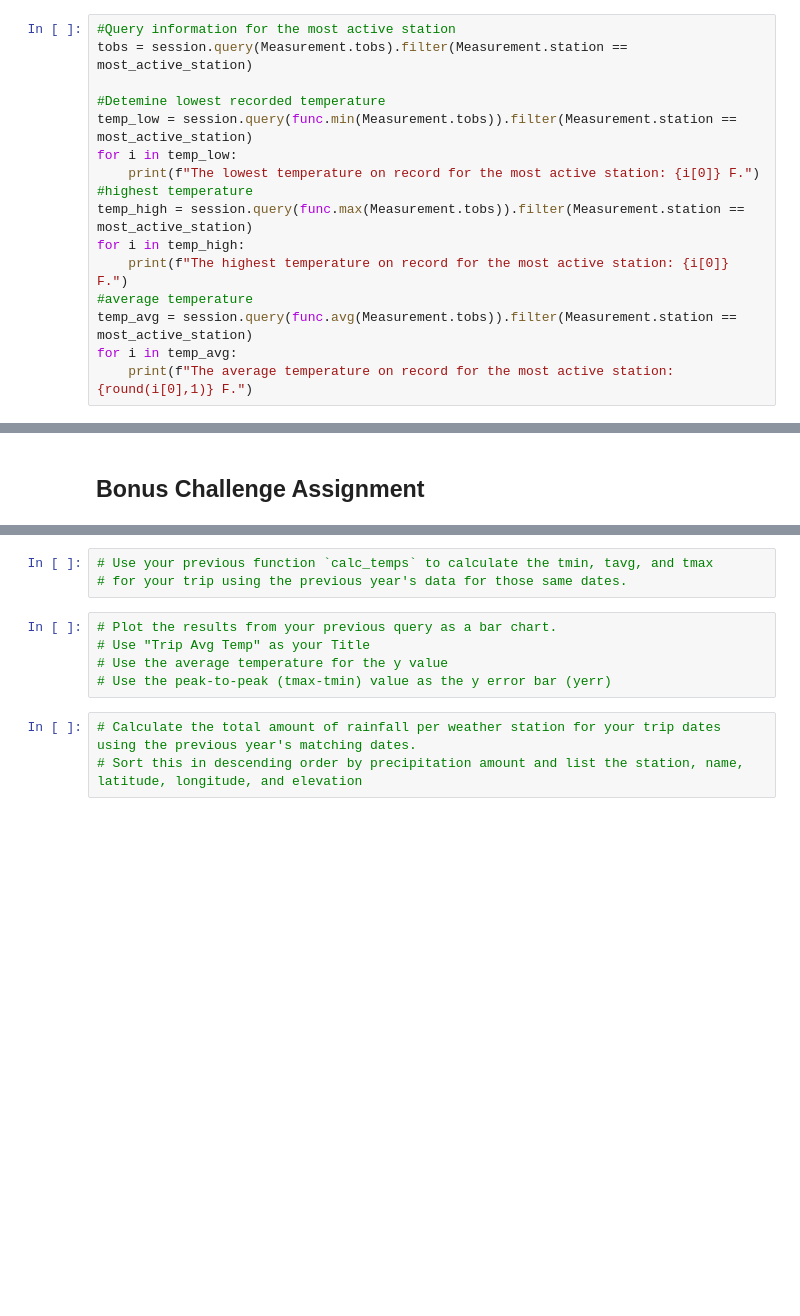
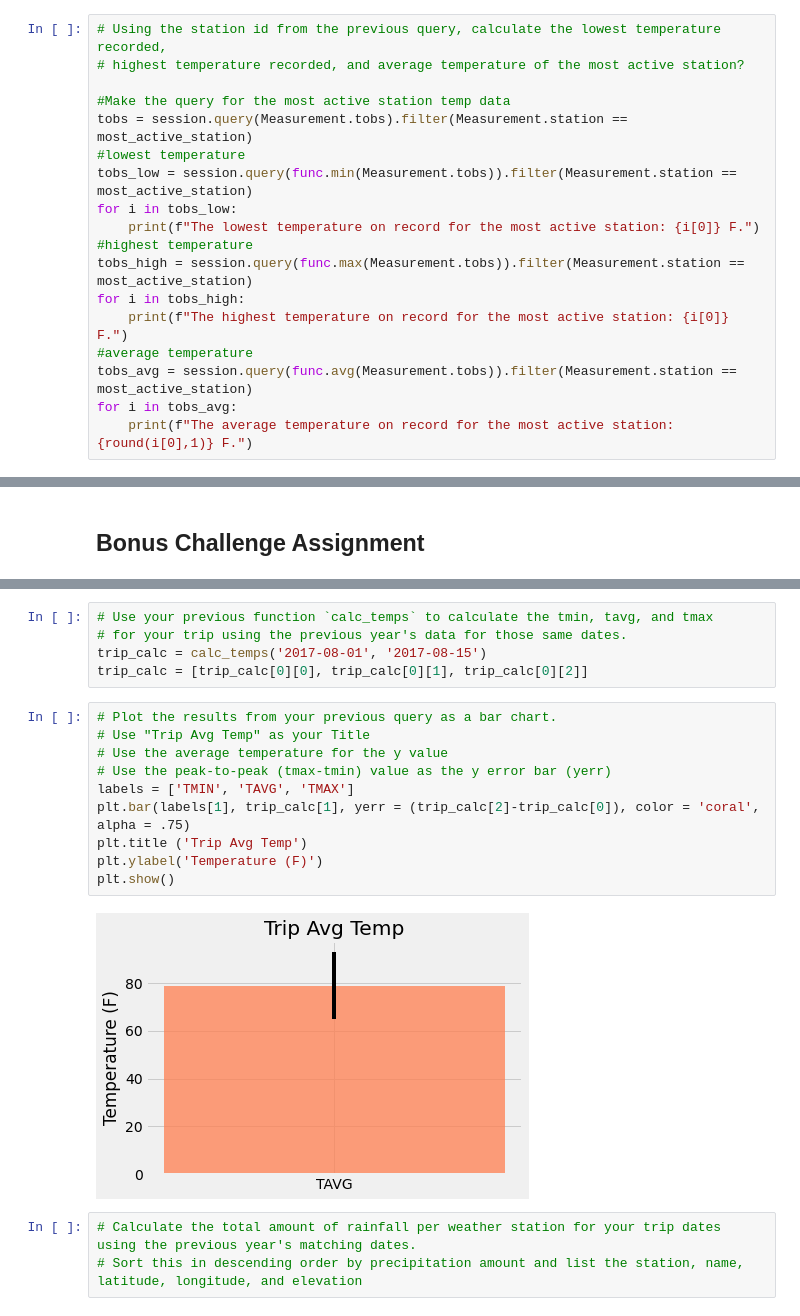
Before and after one commit to coreymcculley/sqlalchemy-challenge, a Jupyter notebook: CM_climate_starter.ipynb, the cells around one changed output, grey strips where cells are left out. Saved outputs shown, nothing was run; the diff lists cells and outputs as text; blank space fills up the shorter version.

```diff
--- a/CM_climate_starter.ipynb
+++ b/CM_climate_starter.ipynb
@@ -175,18 +172,20 @@ Station USC00519281 is the most active and has the most rows (a total of 2772 ro
 # %%
-#Query information for the most active station
+# Using the station id from the previous query, calculate the lowest temperature recorded,
+# highest temperature recorded, and average temperature of the most active station?
+
+#Make the query for the most active station temp data
 tobs = session.query(Measurement.tobs).filter(Measurement.station == most_active_station)
-
-#Detemine lowest recorded temperature
-temp_low = session.query(func.min(Measurement.tobs)).filter(Measurement.station == most_active_station)
-for i in temp_low:
+#lowest temperature
+tobs_low = session.query(func.min(Measurement.tobs)).filter(Measurement.station == most_active_station)
+for i in tobs_low:
     print(f"The lowest temperature on record for the most active station: {i[0]} F.")
 #highest temperature
-temp_high = session.query(func.max(Measurement.tobs)).filter(Measurement.station == most_active_station)
-for i in temp_high:
+tobs_high = session.query(func.max(Measurement.tobs)).filter(Measurement.station == most_active_station)
+for i in tobs_high:
     print(f"The highest temperature on record for the most active station: {i[0]} F.")
 #average temperature
-temp_avg = session.query(func.avg(Measurement.tobs)).filter(Measurement.station == most_active_station)
-for i in temp_avg:
+tobs_avg = session.query(func.avg(Measurement.tobs)).filter(Measurement.station == most_active_station)
+for i in tobs_avg:
     print(f"The average temperature on record for the most active station: {round(i[0],1)} F.")
 # %% [output]
 The lowest temperature on record for the most active station: 54.0 F.
@@ -263,11 +314,20 @@ print(calc_temps('2012-02-28', '2012-03-05'))
 # %%
 # Use your previous function `calc_temps` to calculate the tmin, tavg, and tmax
 # for your trip using the previous year's data for those same dates.
+trip_calc = calc_temps('2017-08-01', '2017-08-15')
+trip_calc = [trip_calc[0][0], trip_calc[0][1], trip_calc[0][2]]
 # %%
 # Plot the results from your previous query as a bar chart.
 # Use "Trip Avg Temp" as your Title
 # Use the average temperature for the y value
 # Use the peak-to-peak (tmax-tmin) value as the y error bar (yerr)
+labels = ['TMIN', 'TAVG', 'TMAX']
+plt.bar(labels[1], trip_calc[1], yerr = (trip_calc[2]-trip_calc[0]), color = 'coral', alpha = .75)
+plt.title ('Trip Avg Temp')
+plt.ylabel('Temperature (F)')
+plt.show()
+# %% [output]
+[figure, added]
 # %%
 # Calculate the total amount of rainfall per weather station for your trip dates using the previous year's matching dates.
 # Sort this in descending order by precipitation amount and list the station, name, latitude, longitude, and elevation
```
Also changed, not shown: parts of 5 cells of this notebook.
